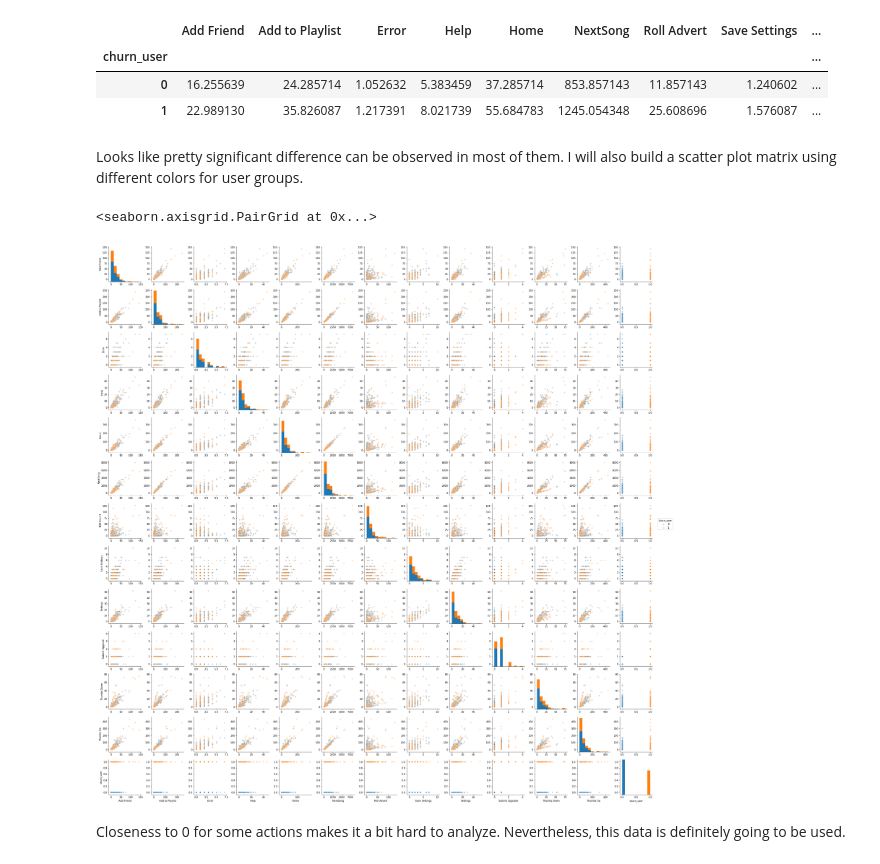
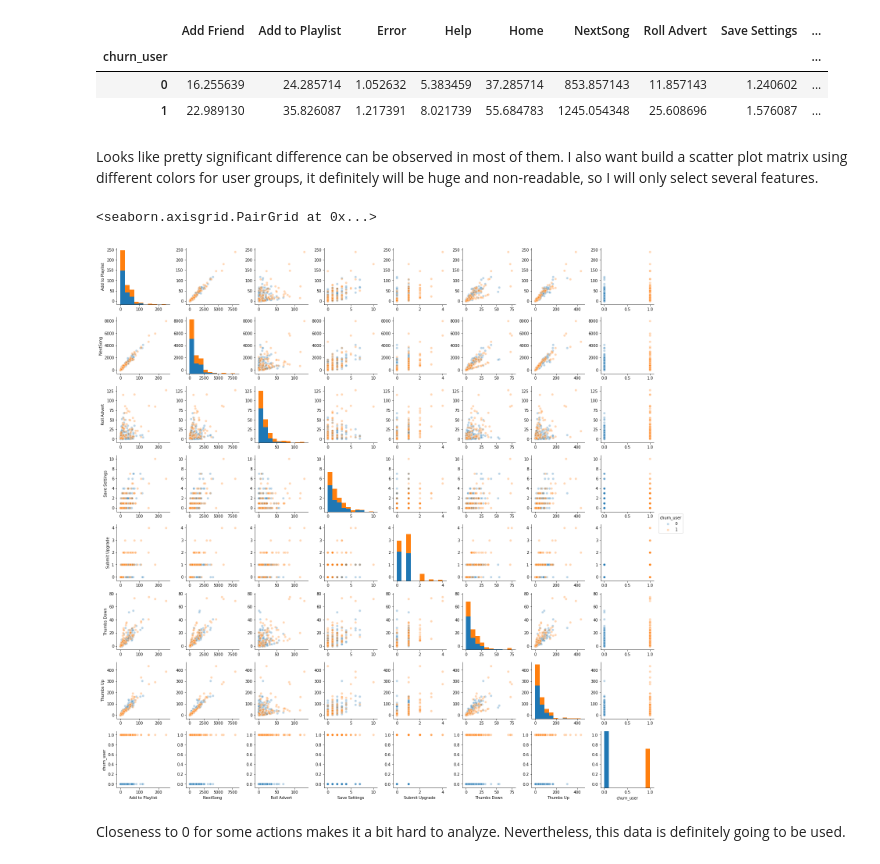
Before and after one commit to vvvvvvasena/sparkify, a Jupyter notebook: Sparkify.ipynb, the cells around one changed output. Saved outputs shown, nothing was run; the diff lists cells and outputs as text; code cells hidden in the pictures.

```diff
--- a/Sparkify.ipynb
+++ b/Sparkify.ipynb
@@ -242,12 +246,12 @@ pages_summary.groupby(["churn_user"]).mean()
 | 0 | 16.255639 | 24.285714 | 1.052632 | 5.383459 | 37.285714 | 853.857143 | 11.857143 | 1.240602 | ... |
 | 1 | 22.989130 | 35.826087 | 1.217391 | 8.021739 | 55.684783 | 1245.054348 | 25.608696 | 1.576087 | ... |
 # %% [markdown]
-Looks like pretty significant difference can be observed in most of them. I will also build a scatter plot matrix using different colors for user groups.
+Looks like pretty significant difference can be observed in most of them. I also want build a scatter plot matrix using different colors for user groups, it definitely will be huge and non-readable, so I will only select several features.
 # %%
-sns.pairplot(pages_summary.drop(columns=["userId"]), hue='churn_user', plot_kws={'alpha': 0.3})
+sns.pairplot(pages_summary.drop(columns=["userId", "Add Friend", "Error", "Help", "Home", "Settings"]), hue='churn_user', plot_kws={'alpha': 0.3})
 # %% [output]
 <seaborn.axisgrid.PairGrid at 0x...>
-[figure, old version]
+[figure, new version]
 # %% [markdown]
 Closeness to 0 for some actions makes it a bit hard to analyze. Nevertheless, this data is definitely going to be used.
 # %% [markdown]
```
Also changed, not shown: parts of 36 cells of this notebook.
